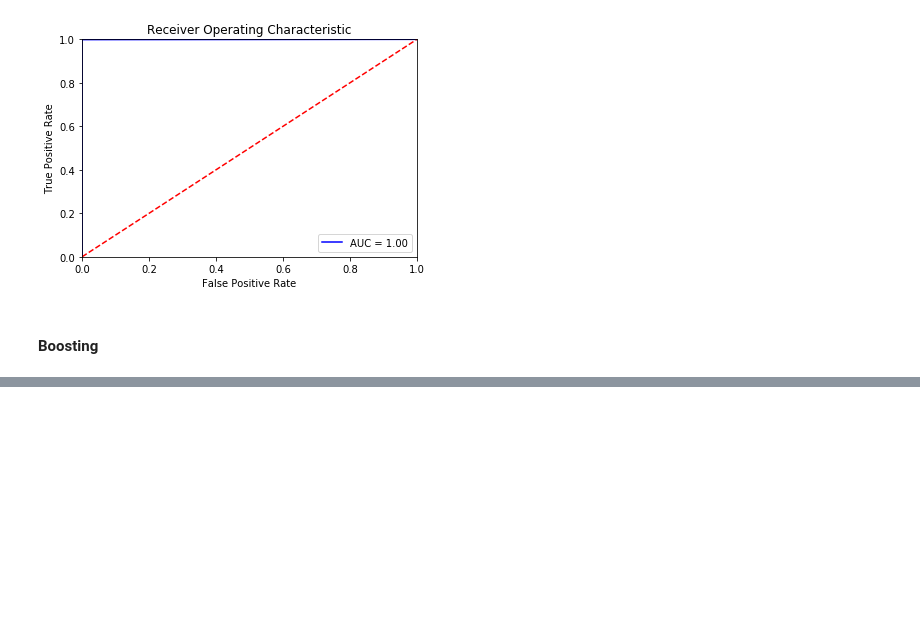
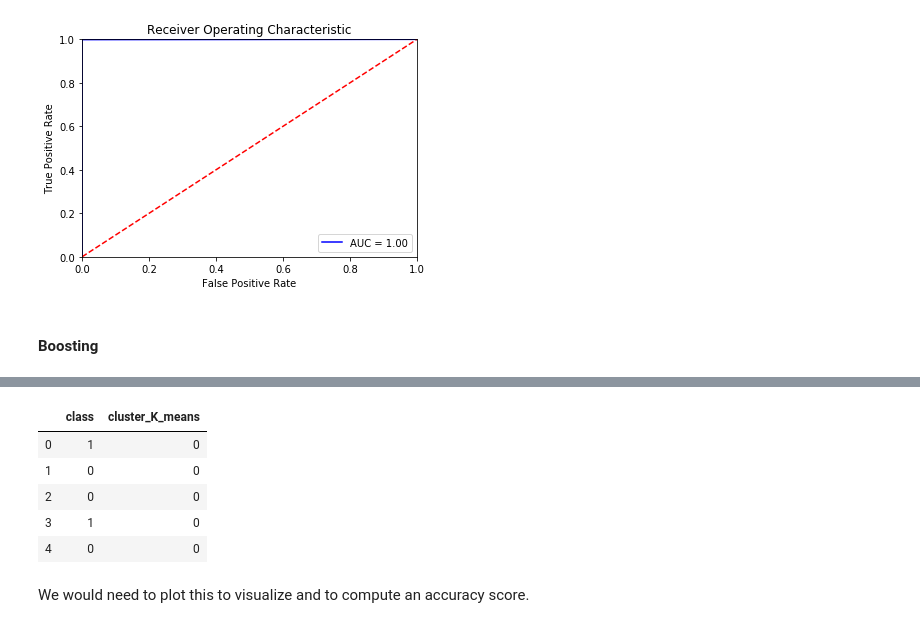
Before and after one commit to vpl19/ML_HDA_project, a Jupyter notebook: Notebook.ipynb, the cells around one changed output, grey strips where cells are left out. Saved outputs shown, nothing was run; the diff lists cells and outputs as text; code cells hidden in the pictures; blank space fills up the shorter version.

```diff
--- a/Notebook.ipynb
+++ b/Notebook.ipynb
@@ -316,0 +338,3 @@ Text(0.5, 0, 'False Positive Rate')
+# %%
+from sklearn.cluster import KMeans
+kmeans = KMeans(n_clusters=2, random_state=0).fit(X)
@@ -316,0 +350,19 @@ Text(0.5, 0, 'False Positive Rate')
+# %%
+a=df_hot["class"]
+b=kmeans.labels_
+df1 = pd.DataFrame(data=a)
+df2 = pd.DataFrame(data=b)
+# %%
+test3 = pd.concat([df1, df2], axis=1)
+test3.columns = ['class','cluster_K_means']
+# %%
+test3.head()
+# %% [output]
+|  | class | cluster_K_means |
+| 0 | 1 | 0 |
+| 1 | 0 | 0 |
+| 2 | 0 | 0 |
+| 3 | 1 | 0 |
+| 4 | 0 | 0 |
+# %% [markdown]
+We would need to plot this to visualize and to compute an accuracy score.
```
Also changed, not shown: parts of 10 cells of this notebook.
